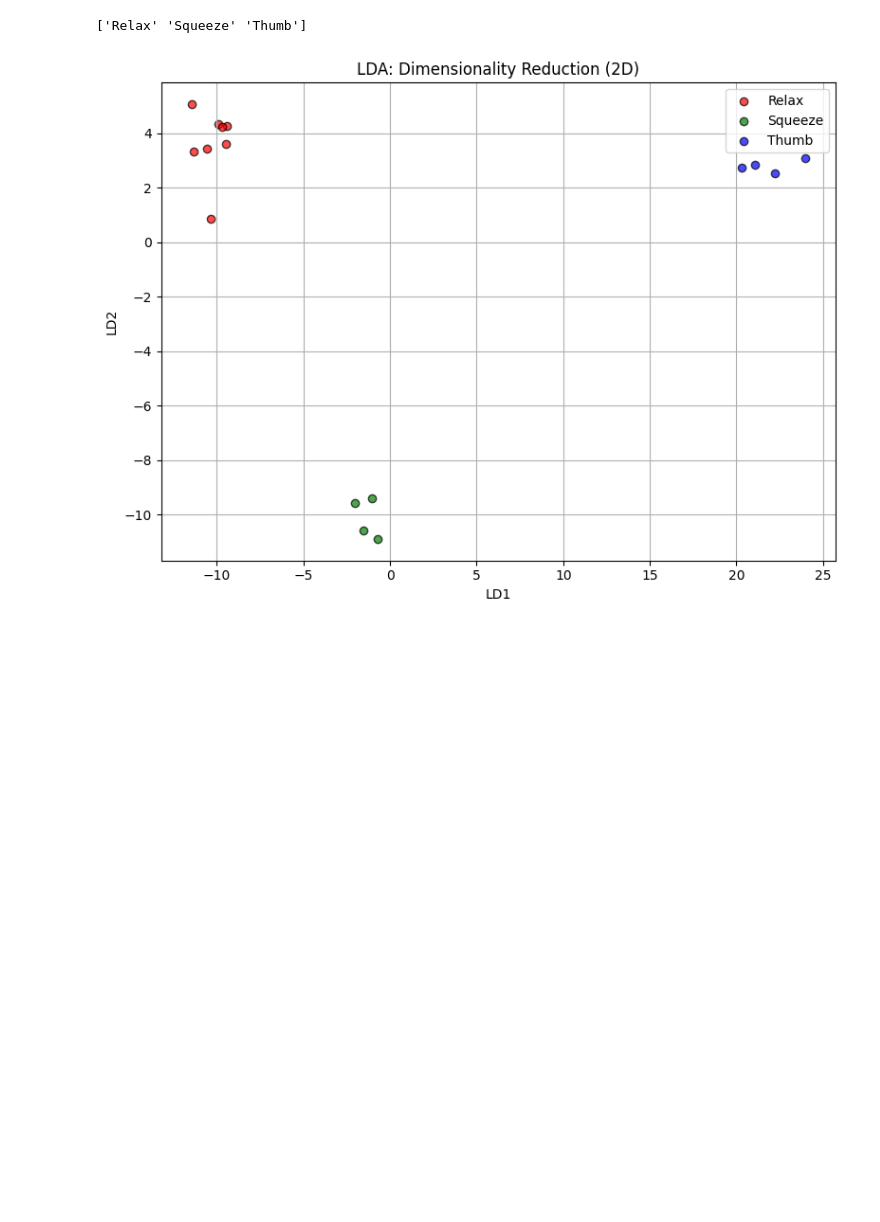
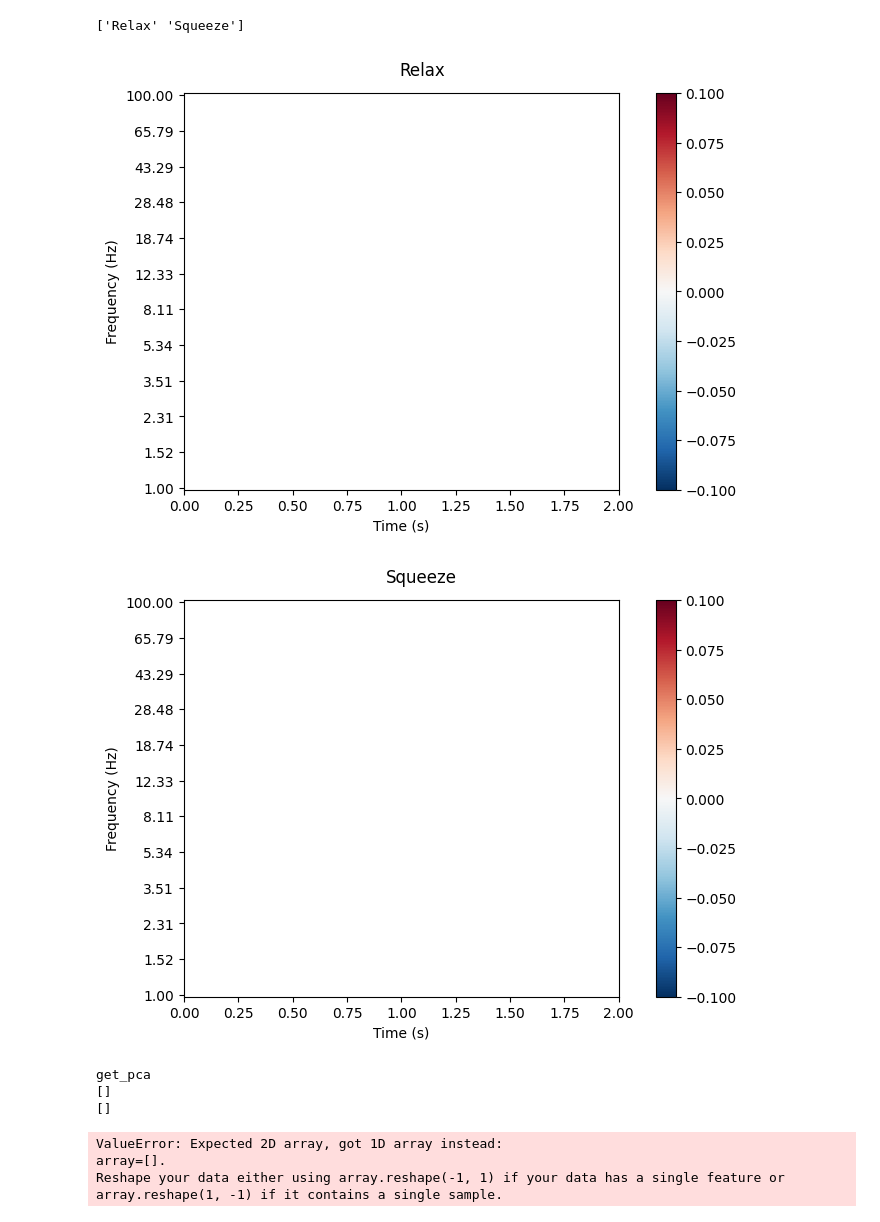
Before and after one commit to htil/phygo, a Jupyter notebook: scripts/analyze.ipynb, the cells around one changed output. Drawn from its saved outputs; the diff is of its cells as text; code cells hidden in the pictures; blank space fills up the shorter version.

```diff
--- a/scripts/analyze.ipynb
+++ b/scripts/analyze.ipynb
@@ -8,6 +8,7 @@ import matplotlib.pyplot as plt
 from brainflow.data_filter import DataFilter, FilterTypes, AggOperations
 from sklearn.datasets import load_iris
 from sklearn.discriminant_analysis import LinearDiscriminantAnalysis
+from sklearn.decomposition import PCA
 # Disable MNE logging output
 mne.set_log_level('ERROR')
 
@@ -29,7 +30,7 @@ class Study:
 
     def get_lda(self, n_components=2, colors=['red', 'green', 'blue', 'purple']):
         # Apply LDA to reduce to 2D
-        lda = LinearDiscriminantAnalysis(n_components=n_components)
+        lda = LinearDiscriminantAnalysis()
         X_lda = lda.fit_transform(self.dataset_x, self.dataset_y)
 
         # Create index array based on length of labels
@@ -57,7 +58,7 @@ class Study:
         events = np.loadtxt(file_path, delimiter=',', dtype=int)
         return events
 
-    def raw_to_epochs(self,raw, event_file, event_dict, tmin=-0.1, tmax=5.0, baseline=None, reject=None):
+    def raw_to_epochs(self,raw, event_file, event_dict, tmin=-0.1, tmax=2.0, baseline=None, reject=None):
         events = np.array(self.load_events(event_file))
         epochs = mne.Epochs(raw, events, event_id=event_dict, tmin=tmin, tmax=tmax, preload=True, baseline=baseline, reject=reject)
         # psd = epochs.compute_psd()
@@ -90,7 +91,12 @@ class Study:
         return raw
 
     def get_band_powers(self, epoch):
+        # Currently using featiures in 10hz bins inspired by:
+        # Saponas, T. S., Tan, D. S., Morris, D. & Balakrishnan, R. Demonstrating the feasibility of using forearm electromyography for muscle-computer interfaces. 515–524 (2008) doi:10.1145/1357054.1357138.
+
+        # [avgs, stddevs] = DataFilter.get_custom_band_powers(epoch, [(1,10), (10, 20), (20, 30), (30, 40), (40, 50), (50, 60), (60, 70), (70, 80), (80, 90)], [0], self.sfreq, False)
         [avgs, stddevs] = DataFilter.get_custom_band_powers(epoch, [(1,10), (10, 20), (20, 30), (30, 40), (40, 50), (50, 60), (60, 70), (70, 80), (80, 90)], [0], self.sfreq, False)
+        # rel_avg = [avgs[0] / avgs[8] * 1000, avgs[1] / avgs[7] * 1000, avgs[3] / avgs[6] * 1000, avgs[4] / avgs[5] * 1000]
         return avgs
 
     def get_band_power_by_epoch(self, epochs, epoch_index):
@@ -103,35 +109,95 @@ class Study:
         for i in range(epochs_data.shape[0]):
             avgs = self.get_band_power_by_epoch(epochs_data, i)
             self.dataset_x.append(avgs)
             self.dataset_y.append(label)
 
+    def plot_band_powers(self, avgs, title="Average Band Powers"):
+        # Create bar plot of average band powers
+        plt.figure(figsize=(10,6))
+        bands = ['(1-10Hz)', '(10-20Hz)', '(20-30Hz)', '(40-50Hz)',
+                '(50-60Hz)', '(70-80Hz)', '(80-90Hz)']
+        plt.bar(bands, avgs)
+        plt.xticks(rotation=45, ha='right')
+        plt.ylabel('Power')
+        plt.title(title)
+        plt.tight_layout()
+        plt.show()
+
+    def get_pca(self, n_components=2, colors=['red', 'green', 'blue', 'purple']):
+        print("get_pca")
+        # Apply PCA to reduce dimensionality
+        pca = PCA(n_components=n_components)
+
+        print(self.dataset_x)
+        print(self.dataset_y)
+        X_pca = pca.fit_transform(self.dataset_x)
+
+        # Create index array based on length of labels
+        indices = np.arange(len(self.event_labels))
+
+        # Plot the reduced data
+        plt.figure(figsize=(8, 6))
+        for color, i, label in zip(colors, indices, self.event_labels):
+            plt.scatter(X_pca[self.dataset_y == i, 0], X_pca[self.dataset_y == i, 1], alpha=0.7, color=color, label=label, edgecolor='k')
+
+        plt.title('PCA: Dimensionality Reduction (2D)')
+        plt.xlabel('PC1')
+        plt.ylabel('PC2')
+        plt.legend(loc='best')
+        plt.grid(True)
+        plt.tight_layout()
+        plt.show()
+
+    def plot_tfr(self, epochs, event):
+        # Time frequency analysis
+        fmax = 100
+        freqs = np.logspace(*np.log10([1, fmax]), num=fmax)
+        n_cycles = freqs / 2.0
+        baseline = (-0.1, 0)
+
+        epochs_tfr_relax = epochs[event].compute_tfr("morlet", n_cycles=n_cycles, return_itc=False, freqs=freqs, average=True, use_fft=True)
+        epochs_tfr_relax.plot(title=event, baseline=baseline, mode="logratio") # vmax=1e-8,
+
+
+
+
     def run_study(self, csv_file, event_file, plot_epochs=False):
         self.raw = self.csv_to_raw(csv_file, 1, 2)
         self.filtered = self.filter_data(self.raw)
         self.event_labels =  np.loadtxt(self.event_labels_file, delimiter=',', dtype=str)
         print(self.event_labels)
         self.event_dict = {str(label): i for i, label in enumerate(self.event_labels)}
 
-        epochs_filtered, events = self.raw_to_epochs(self.filtered, event_file, self.event_dict)
+        epochs_filtered, events = self.raw_to_epochs(self.filtered, event_file, self.event_dict, tmin=0.0, tmax=2.0)
         self.epochs_filtered = epochs_filtered
         if plot_epochs:
             print("Plotting epochs")
             self.epochs_filtered.plot(scalings=dict(eeg='1e3', emg='1e5'), events=events)
 
         self.events = events
 
         for event_name, event_id in self.event_dict.items():
             self.add_data_and_labels(self.epochs_filtered, event_name, event_id)
 
         self.dataset_x = np.array(self.dataset_x)
         self.dataset_y = np.array(self.dataset_y)
 
+        for event in self.event_labels:
+            self.plot_tfr(self.epochs_filtered, event)
+
     def run(self, plot_epochs=False):
         self.run_study(self.csv_file, self.event_file, plot_epochs)
 
-study = Study("data/study2_data.csv", "events/study2.txt", "events/study1_event_labels.txt")
+study = Study("data/study5_data.csv", "events/study5.txt", "events/study5_event_labels.txt")
 study.run()
-study.get_lda()
+study.get_pca()
 # %% [output]
-['Relax' 'Squeeze' 'Thumb']
+['Relax' 'Squeeze']
-[figure, old version]
+[figure, new version]
+[figure, added]
+get_pca
+[]
+[]
+ValueError: Expected 2D array, got 1D array instead:
+array=[].
+Reshape your data either using array.reshape(-1, 1) if your data has a single feature or array.reshape(1, -1) if it contains a single sample.
```
Also changed, not shown: 12 other files.
